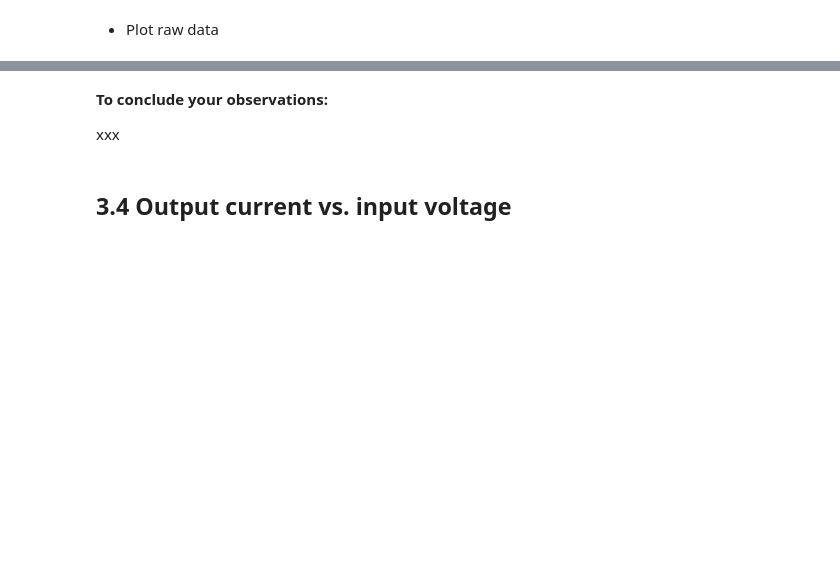
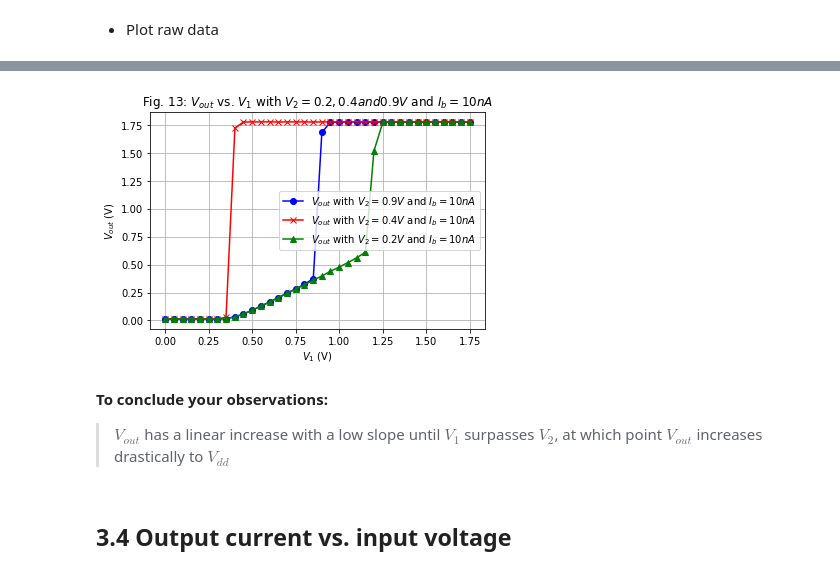
Before and after one commit to janhohenheim/neuromorphic-engineering-one, a Jupyter notebook: neuromorphic_engineering_one/session5_transconductance_amplifier/2021_Lab5_TransAmp_4.5_Jan_Hohenheim.ipynb, the cells around one changed output, grey strips where cells are left out. Drawn from its saved outputs; the diff is of its cells as text; code cells hidden in the pictures; blank space fills up the shorter version.

```diff
--- a/neuromorphic_engineering_one/session5_transconductance_amplifier/2021_Lab5_TransAmp_4.5_Jan_Hohenheim.ipynb
+++ b/neuromorphic_engineering_one/session5_transconductance_amplifier/2021_Lab5_TransAmp_4.5_Jan_Hohenheim.ipynb
@@ -758,23 +767,25 @@ plt.show()
 # %%
 # your codes
 
 
 [V1_sweep_ex3_getset_save, Vout_V1_sweep_ex3_save_1] = np.loadtxt('./data/Vout_sweep_ex3_1.csv',  delimiter=',')
 [V1_sweep_ex3_getset_save, Vout_V1_sweep_ex3_save_4] = np.loadtxt('./data/Vout_sweep_ex3_4.csv',  delimiter=',')
 [V1_sweep_ex3_getset_save, Vout_V1_sweep_ex3_save_5] = np.loadtxt('./data/Vout_sweep_ex3_5.csv',  delimiter=',')
-plt.plot(V1_sweep_ex3_getset_save, Vout_V1_sweep_ex3_save_1, 'bo', label="$V_{out}$ with $V_2 = 0.9V$ and $I_b = 10nA$")
-plt.plot(V1_sweep_ex3_getset_save, Vout_V1_sweep_ex3_save_2, 'rx', label="$V_{out}$ with $V_2 = 0.4V$ and $I_b = 10nA$")
-plt.plot(V1_sweep_ex3_getset_save, Vout_V1_sweep_ex3_save_3, 'g^', label="$V_{out}$ with $V_2 = 0.2V$ and $I_b = 10nA$")
-plt.title("Fig. 10: $V_{out}$ vs. $V_1$ with $V_2 = 0.2, 0.4 and 0.9V$ and $I_b = 10 nA$")
+plt.plot(V1_sweep_ex3_getset_save, Vout_V1_sweep_ex3_save_1, 'bo-', label="$V_{out}$ with $V_2 = 0.9V$ and $I_b = 10nA$")
+plt.plot(V1_sweep_ex3_getset_save, Vout_V1_sweep_ex3_save_4, 'rx-', label="$V_{out}$ with $V_2 = 0.4V$ and $I_b = 10nA$")
+plt.plot(V1_sweep_ex3_getset_save, Vout_V1_sweep_ex3_save_5, 'g^-', label="$V_{out}$ with $V_2 = 0.2V$ and $I_b = 10nA$")
+plt.title("Fig. 13: $V_{out}$ vs. $V_1$ with $V_2 = 0.2, 0.4 and 0.9V$ and $I_b = 10 nA$")
 plt.xlabel("$V_1$ (V)")
 plt.ylabel("$V_{out}$ (V)")
 plt.legend()
 plt.grid()
 plt.show()
+# %% [output]
+[figure, added]
-# %% [markdown]
-**To conclude your observations:**
-
-xxx
+# %% [markdown]
+**To conclude your observations:**
+
+> $V_{out}$ has a linear increase with a low slope until $V_1$ surpasses $V_2$, at which point $V_{out}$ increases drastically to $V_{dd}$
 # %% [markdown]
 ## 3.4 Output current vs. input voltage
 # %% [markdown]
```
Also changed, not shown: parts of 7 cells of this notebook.
